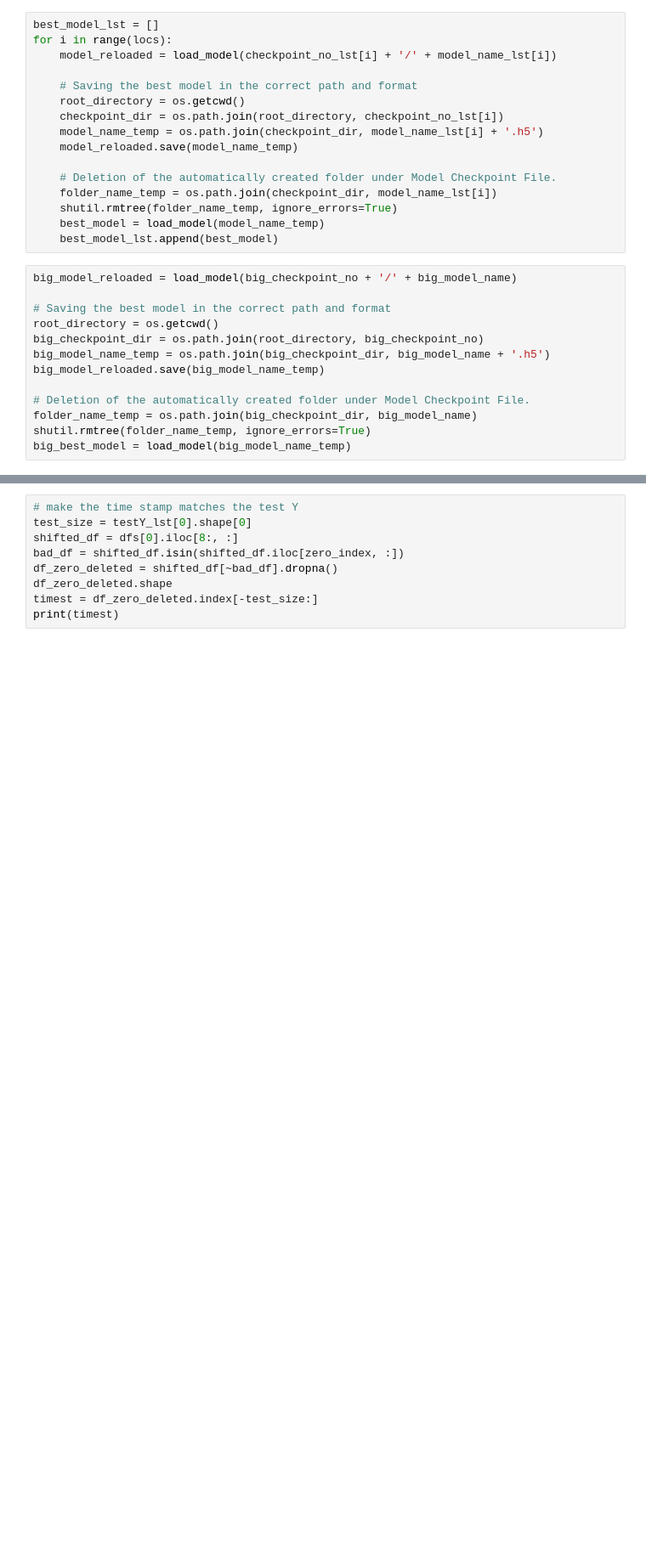
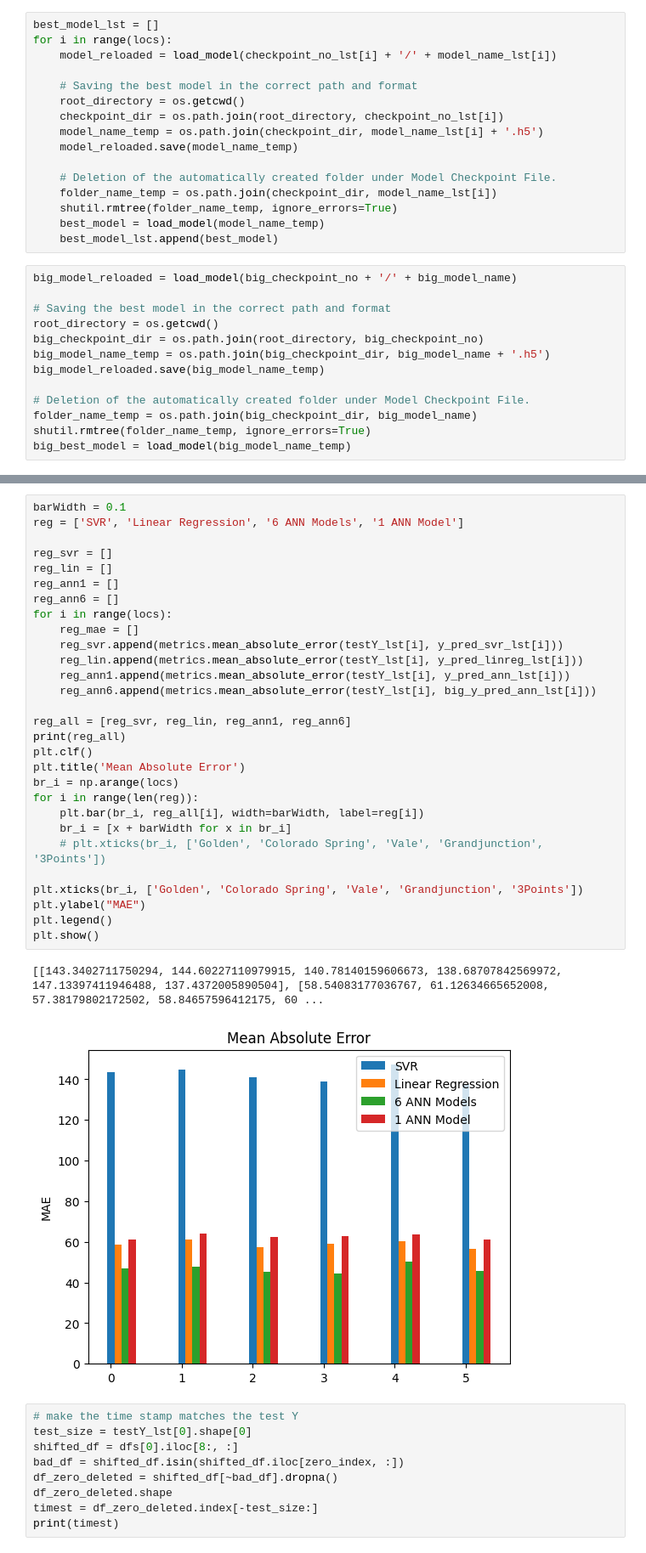
Before and after one commit to saraaktham/Solar-Data, a Jupyter notebook: read_data.ipynb, the cells around one changed output, grey strips where cells are left out. Shown at 85% size. Cells and saved outputs as stored; diff of their text form; blank space fills up the shorter version.

```diff
--- a/read_data.ipynb
+++ b/read_data.ipynb
@@ -1159,4 +1201,36 @@ Root Mean Squared Error: 115.34685163966856
 =================================================================
+# %%
+barWidth = 0.1
+reg = ['SVR', 'Linear Regression', '6 ANN Models', '1 ANN Model']
+
+reg_svr = []
+reg_lin = []
+reg_ann1 = []
+reg_ann6 = []
+for i in range(locs):
+    reg_mae = []
+    reg_svr.append(metrics.mean_absolute_error(testY_lst[i], y_pred_svr_lst[i]))
+    reg_lin.append(metrics.mean_absolute_error(testY_lst[i], y_pred_linreg_lst[i]))
+    reg_ann1.append(metrics.mean_absolute_error(testY_lst[i], y_pred_ann_lst[i]))
+    reg_ann6.append(metrics.mean_absolute_error(testY_lst[i], big_y_pred_ann_lst[i]))
+
+reg_all = [reg_svr, reg_lin, reg_ann1, reg_ann6]
+print(reg_all)
+plt.clf()
+plt.title('Mean Absolute Error')
+br_i = np.arange(locs)
+for i in range(len(reg)):
+    plt.bar(br_i, reg_all[i], width=barWidth, label=reg[i])
+    br_i = [x + barWidth for x in br_i]
+    # plt.xticks(br_i, ['Golden', 'Colorado Spring', 'Vale', 'Grandjunction', '3Points'])
+
+plt.xticks(br_i, ['Golden', 'Colorado Spring', 'Vale', 'Grandjunction', '3Points'])
+plt.ylabel("MAE")
+plt.legend()
+plt.show()
+# %% [output]
+[[143.3402711750294, 144.60227110979915, 140.78140159606673, 138.68707842569972, 147.13397411946488, 137.4372005890504], [58.54083177036767, 61.12634665652008, 57.38179802172502, 58.84657596412175, 60 ...
+[figure, added]
 # %%
 # make the time stamp matches the test Y
 test_size = testY_lst[0].shape[0]
```
Also changed, not shown: parts of 24 cells of this notebook, 36 other files.
